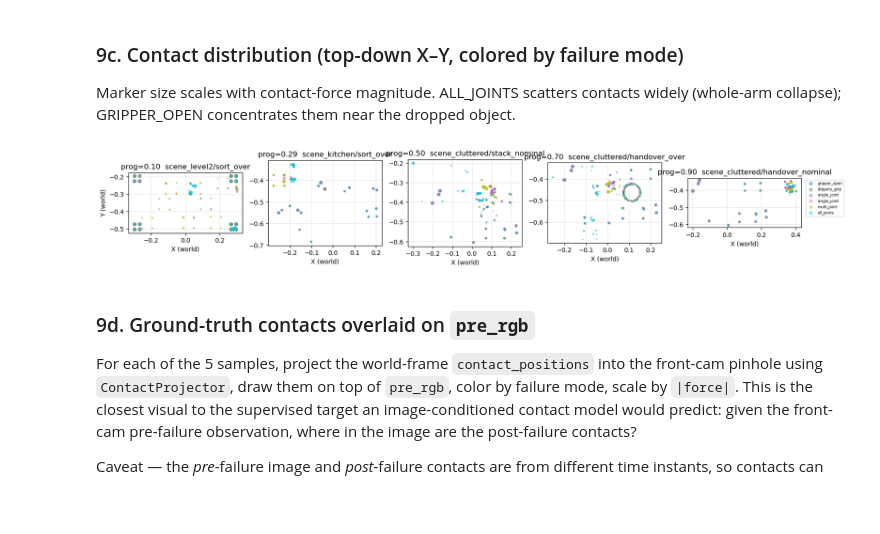
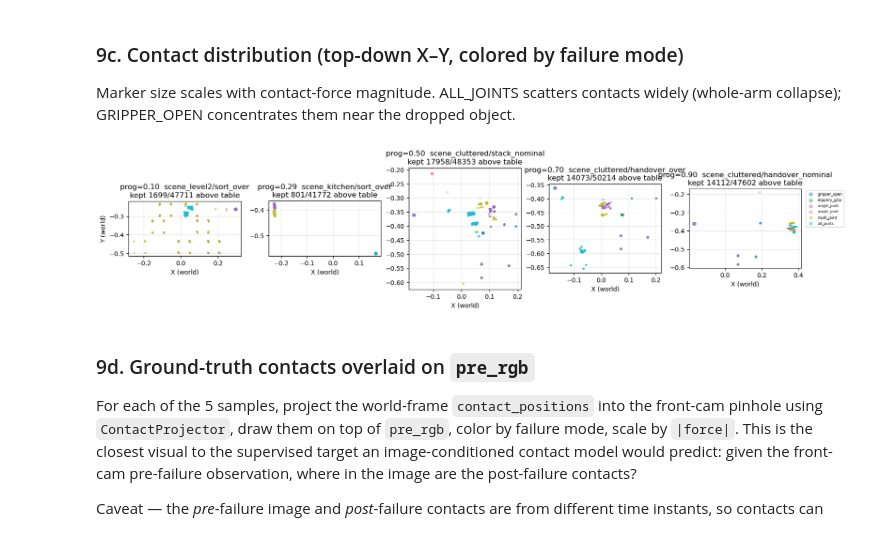
Before and after one commit to ducmngx/FailBench, a Jupyter notebook: notebooks/inspect_dataset.ipynb, the cells around one changed output. Drawn from its saved outputs; the diff is of its cells as text; code cells hidden in the pictures; blank space fills up the shorter version.

```diff
--- a/notebooks/inspect_dataset.ipynb
+++ b/notebooks/inspect_dataset.ipynb
@@ -23,6 +23,22 @@ scenes = sorted(
 )
 print(f"DATASET_ROOT = {DATASET_ROOT}")
 print(f"scenes ({len(scenes)}): {scenes}")
+
+# Per-scene table-top z (m). Drops contact points below this — they are arm
+# hits on table legs / floor, not informative for the workspace-damage signal.
+SCENE_TABLE_Z = {
+    "scene_level2":    0.40,
+    "scene_kitchen":   0.760,
+    "scene_workshop":  0.824,
+    "scene_grocery":   0.760,
+    "scene_cluttered": 0.760,
+}
+
+def above_table_mask(positions, scene_name, margin=0.0):
+    """Boolean mask: True where contact world-z >= table_z + margin."""
+    return positions[:, 2] >= (SCENE_TABLE_Z[scene_name] + margin)
+
+CONTACT_Z_MARGIN = 0.0   # raise (e.g. 0.02) to also drop edge-of-table grazes
 # %% [output]
 DATASET_ROOT = datasets/v10
 scenes (5): ['scene_cluttered', 'scene_grocery', 'scene_kitchen', 'scene_level2', 'scene_workshop']
@@ -381,29 +397,31 @@ Marker size scales with contact-force magnitude. ALL_JOINTS scatters contacts wi
 # %%
 fig, axes = plt.subplots(1, len(loaded), figsize=(3.4 * len(loaded), 3.6))
 if len(loaded) == 1: axes = [axes]
 for i, (prog, path, scene, task, r, d) in enumerate(loaded):
     ax = axes[i]
     pos = d['contact_positions']; forces = d['contact_forces']; fids = d['contact_failure_id']
     modes = list(d['failure_modes'])
+    above = above_table_mask(pos, scene, CONTACT_Z_MARGIN)
     colors = cm.tab10(np.linspace(0, 1, len(modes)))
     for mid, (mode, c) in enumerate(zip(modes, colors)):
-        mask = fids == mid
+        mask = (fids == mid) & above
         if not mask.any(): continue
         p = pos[mask]
         mag = np.linalg.norm(forces[mask, :3], axis=1)
         if len(p) > 400:
             sel = np.random.default_rng(0).choice(len(p), 400, replace=False)
             p, mag = p[sel], mag[sel]
         sizes = 2 + 18 * (mag / (mag.max() + 1e-6))
         ax.scatter(p[:, 0], p[:, 1], s=sizes, c=[c], alpha=0.4, label=mode)
-    ax.set(title=f'prog={prog:.2f}  {scene}/{task}',
+    ax.set(title=f'prog={prog:.2f}  {scene}/{task}\n'
+                 f'kept {int(above.sum())}/{len(pos)} above table',
            xlabel='X (world)', ylabel='Y (world)' if i == 0 else '')
     ax.set_aspect('equal'); ax.grid(alpha=0.3)
     if i == len(loaded) - 1:
         ax.legend(fontsize=6, markerscale=1.5, bbox_to_anchor=(1.02, 1), loc='upper left')
 plt.tight_layout(); plt.show()
 # %% [output]
-[figure, old version]
+[figure, new version]
 # %% [markdown]
 ### 9d. Ground-truth contacts overlaid on `pre_rgb`
 
```
Also changed, not shown: parts of 10 cells of this notebook, 10 other files.
